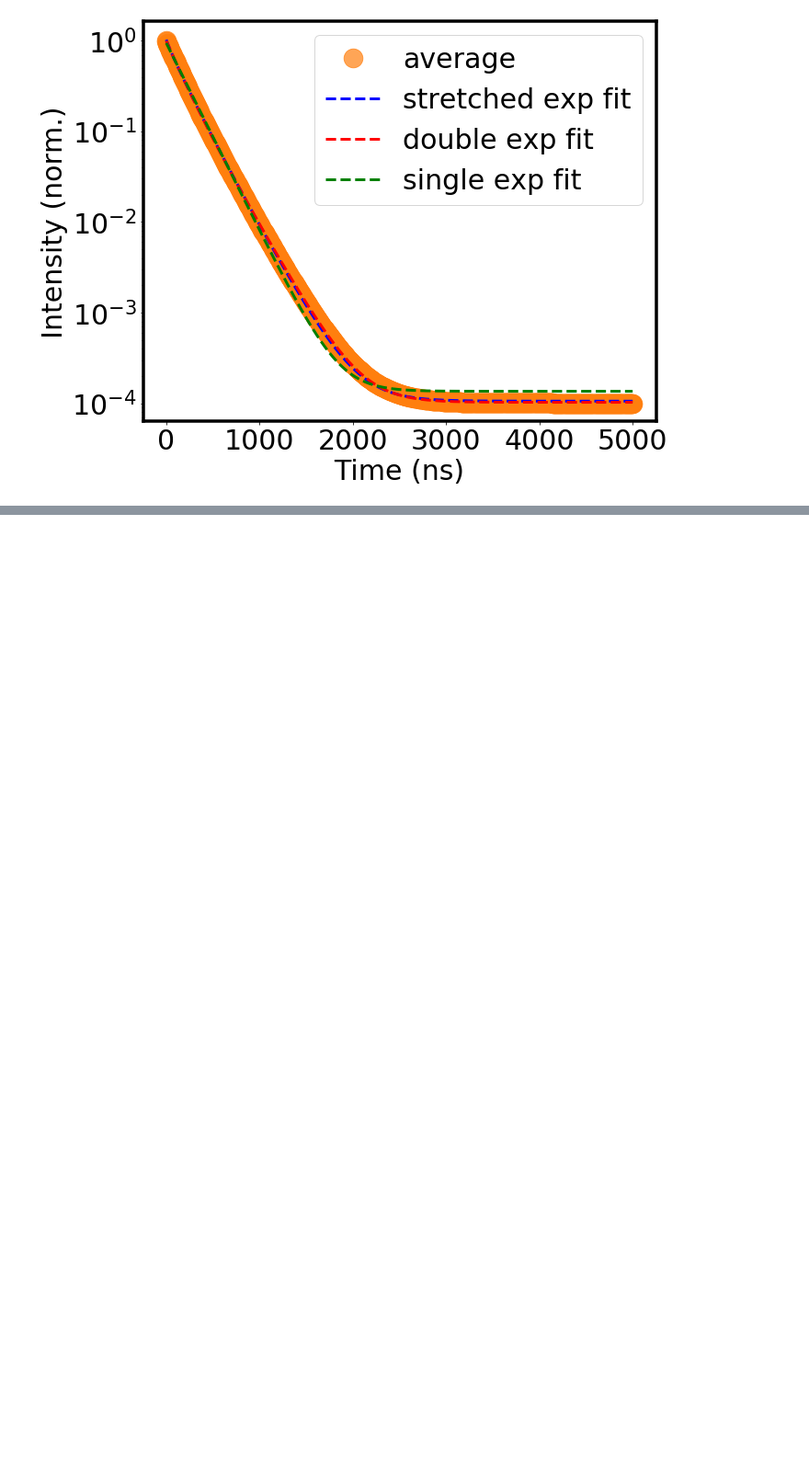
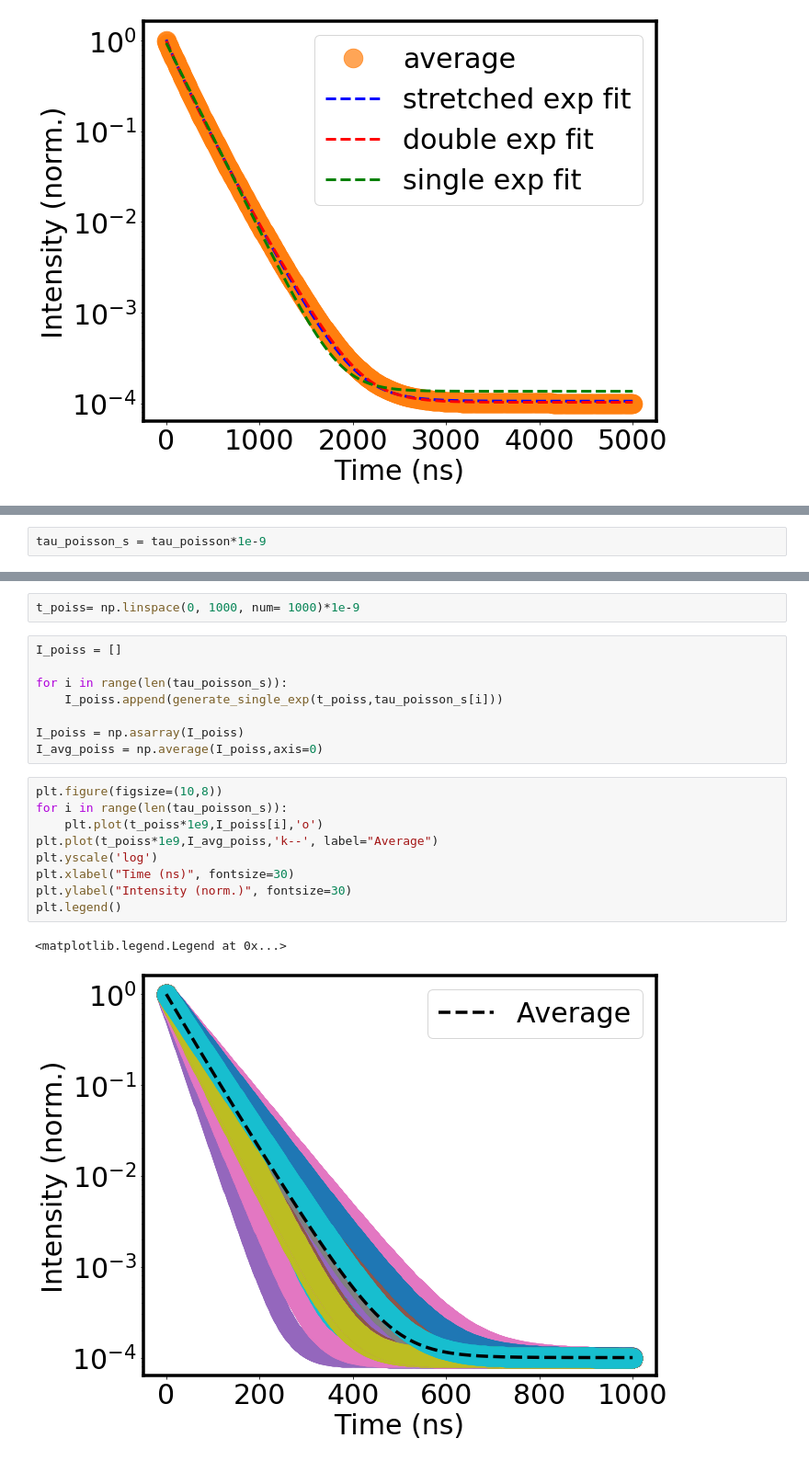
Before and after one commit to mtaddei94/TimeResolvedPL, a Jupyter notebook: TRPL_sim.ipynb, the cells around one changed output, grey strips where cells are left out. Shown at 92% size. Cells and saved outputs as stored; diff of their text form; blank space fills up the shorter version.

```diff
--- a/TRPL_sim.ipynb
+++ b/TRPL_sim.ipynb
@@ -650,0 +694,2 @@ plt.legend()
+# %%
+tau_poisson_s = tau_poisson*1e-9
@@ -650,0 +700,22 @@ plt.legend()
+# %%
+t_poiss= np.linspace(0, 1000, num= 1000)*1e-9
+# %%
+I_poiss = []
+
+for i in range(len(tau_poisson_s)):
+    I_poiss.append(generate_single_exp(t_poiss,tau_poisson_s[i]))
+
+I_poiss = np.asarray(I_poiss)
+I_avg_poiss = np.average(I_poiss,axis=0)
+# %%
+plt.figure(figsize=(10,8))
+for i in range(len(tau_poisson_s)):
+    plt.plot(t_poiss*1e9,I_poiss[i],'o')
+plt.plot(t_poiss*1e9,I_avg_poiss,'k--', label="Average")
+plt.yscale('log')
+plt.xlabel("Time (ns)", fontsize=30)
+plt.ylabel("Intensity (norm.)", fontsize=30)
+plt.legend()
+# %% [output]
+<matplotlib.legend.Legend at 0x...>
+[figure, added]
```
Also changed, not shown: parts of 27 cells of this notebook.
